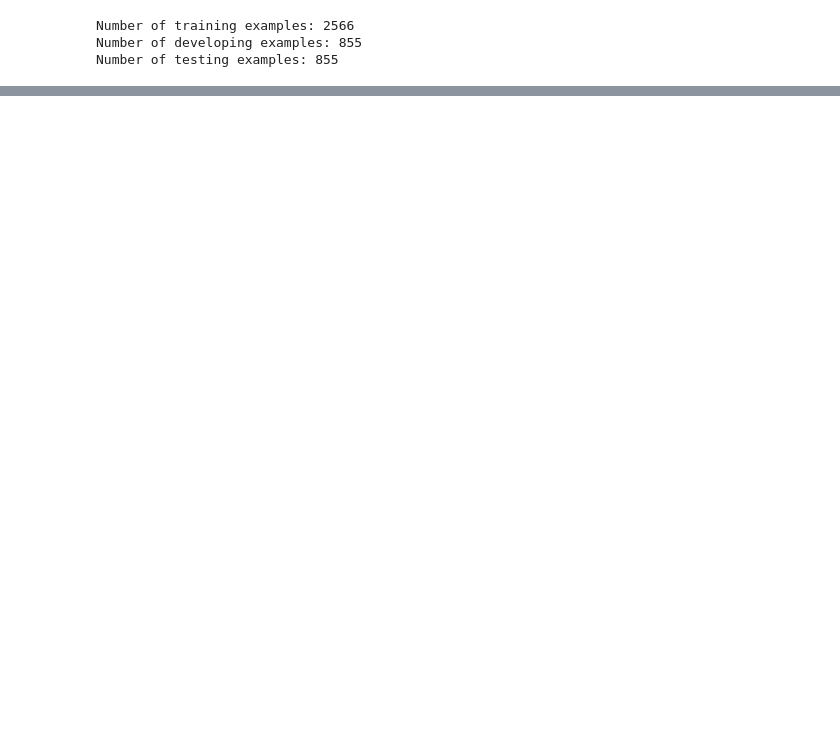
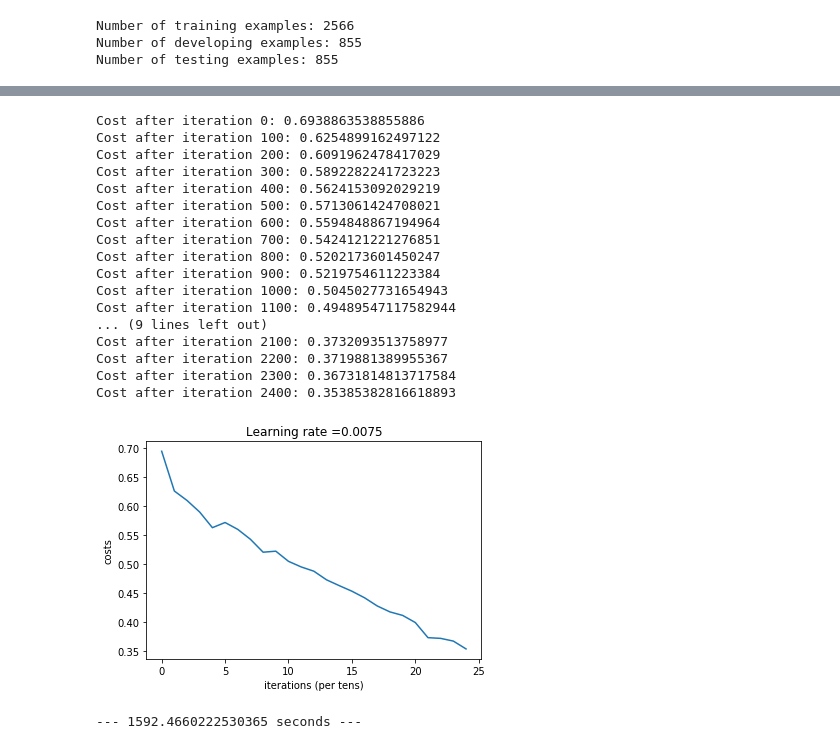
Before and after one commit to bydottck13/deep-learning-from-scratch, a Jupyter notebook: cnn cat classifier.ipynb, the cells around one changed output, grey strips where cells are left out. Drawn from its saved outputs; the diff is of its cells as text; code cells hidden in the pictures; blank space fills up the shorter version.

Commit message:
Add the training models

```diff
--- a/cnn cat classifier.ipynb
+++ b/cnn cat classifier.ipynb
@@ -78,5 +116,5 @@ print(x_array.shape)
 # %%
-m_test = np.rint(x_array.shape[0]*0.2).astype(int)
+m_test = np.rint(X.shape[1]*0.2).astype(int)
 m_dev = m_test
 m_train = x_array.shape[0]-m_test-m_dev
 print("Number of training examples: " + str(m_train))
@@ -88,0 +346,16 @@ Number of testing examples: 855
+# %%
+def compute_cost(AL, Y):
+    """
+    Arguments:
+        AL -- probability vector corresponding to label predictions, shape (1, number of examples)
+        Y -- true "label" vector, shape (1, number of examples)
+
+    Returns:
+        cost -- cross-entropy cost
+    """
+
+    m = Y.shape[1]
+    cost = (-1/m)*np.sum(np.multiply(np.log(AL), Y)+np.multiply(np.log(1-AL),(1-Y)))
+    cost = np.squeeze(cost)
+
+    return cost
@@ -88,0 +452,16 @@ Number of testing examples: 855
+# %%
+def update_parameters(parameters, grads, learning_rate):
+    """
+    Arguments:
+        parameters -- python dictionary containing parameters
+        grads -- python dictionary containing gradients, output of L_model_backward
+
+    Returns:
+        parameters -- python dictionary containing updated parameters
+    """
+    L = len(parameters) // 2 # number of layers in the neural network
+
+    for l in range(L):
+        parameters["W"+str(l+1)] = parameters["W"+str(l+1)] - learning_rate*grads["dW"+str(l+1)]
+        parameters["b"+str(l+1)] = parameters["b"+str(l+1)] - learning_rate*grads["db"+str(l+1)]
+    return parameters
@@ -88,0 +577,30 @@ Number of testing examples: 855
+# %%
+### Constants ###
+n_x = x_dev.shape[0] # 128*128*3
+n_h = 7
+n_y = 1
+layers_dims = (n_x, n_h, n_y)
+# %%
+start_time = tm.time()
+parameters_2L = two_layer_model(x_dev, y_dev, layers_dims=(n_x, n_h, n_y), num_iterations=2500, print_cost=True)
+print("--- %s seconds ---" %(tm.time()-start_time))
+# %% [output]
+Cost after iteration 0: 0.6938863538855886
+Cost after iteration 100: 0.6254899162497122
+Cost after iteration 200: 0.6091962478417029
+Cost after iteration 300: 0.5892282241723223
+Cost after iteration 400: 0.5624153092029219
+Cost after iteration 500: 0.5713061424708021
+Cost after iteration 600: 0.5594848867194964
+Cost after iteration 700: 0.5424121221276851
+Cost after iteration 800: 0.5202173601450247
+Cost after iteration 900: 0.5219754611223384
+Cost after iteration 1000: 0.5045027731654943
+Cost after iteration 1100: 0.49489547117582944
+... (9 lines left out)
+Cost after iteration 2100: 0.3732093513758977
+Cost after iteration 2200: 0.3719881389955367
+Cost after iteration 2300: 0.36731814813717584
+Cost after iteration 2400: 0.35385382816618893
+[figure, added]
+--- 1592.4660222530365 seconds ---
```
Also changed, not shown: parts of 72 cells of this notebook, 2 other files.
